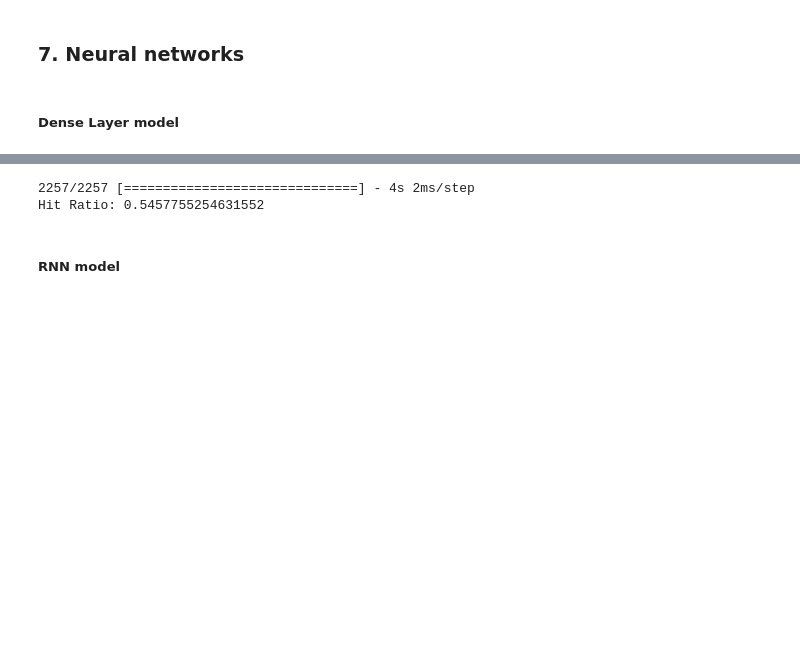
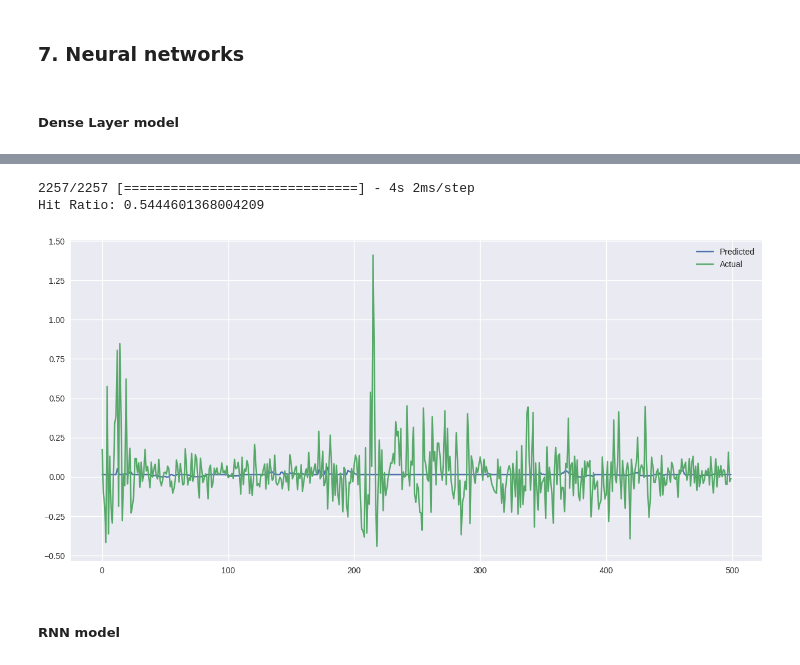
Before and after one commit to donghui-0126/Machine-Learning-for-Factor-Investing, a Jupyter notebook: py_mlfactor.ipynb, the cells around one changed output, grey strips where cells are left out. Saved outputs shown, nothing was run; the diff lists cells and outputs as text; code cells hidden in the pictures; blank space fills up the shorter version.

```diff
--- a/py_mlfactor.ipynb
+++ b/py_mlfactor.ipynb
@@ -648,7 +628,7 @@ loss_fn = keras.losses.MeanSquaredError() #regression yay
 
 optimizer = keras.optimizers.SGD(learning_rate=0.001)
 
-model.compile(optimizer,loss=loss_fn,metrics=['mean_abs_error'])
+model.compile(optimizer,loss=loss_fn,metrics=['MeanAbsoluteError'])
 
 epochs = 100
 
@@ -707,7 +687,16 @@ hitratio = np.mean(np.multiply(NN_preds,NN_test_labels) > 0)
 print(f'Hit Ratio: {hitratio}')
 # %% [output]
 2257/2257 [==============================] - 4s 2ms/step
-Hit Ratio: 0.5457755254631552
+Hit Ratio: 0.5444601368004209
+# %%
+plt.figure()
+plt.plot(np.array(NN_preds)[:500], label='Predicted')
+plt.plot(np.array(NN_test_labels)[:500], label='Actual')
+
+plt.legend()
+plt.show()
+# %% [output]
+[figure, added]
 # %%
 model.save('/content/drive/MyDrive/UFEA_model/nn_model.h5')
 # %% [markdown]
```
Also changed, not shown: parts of 22 cells of this notebook.
